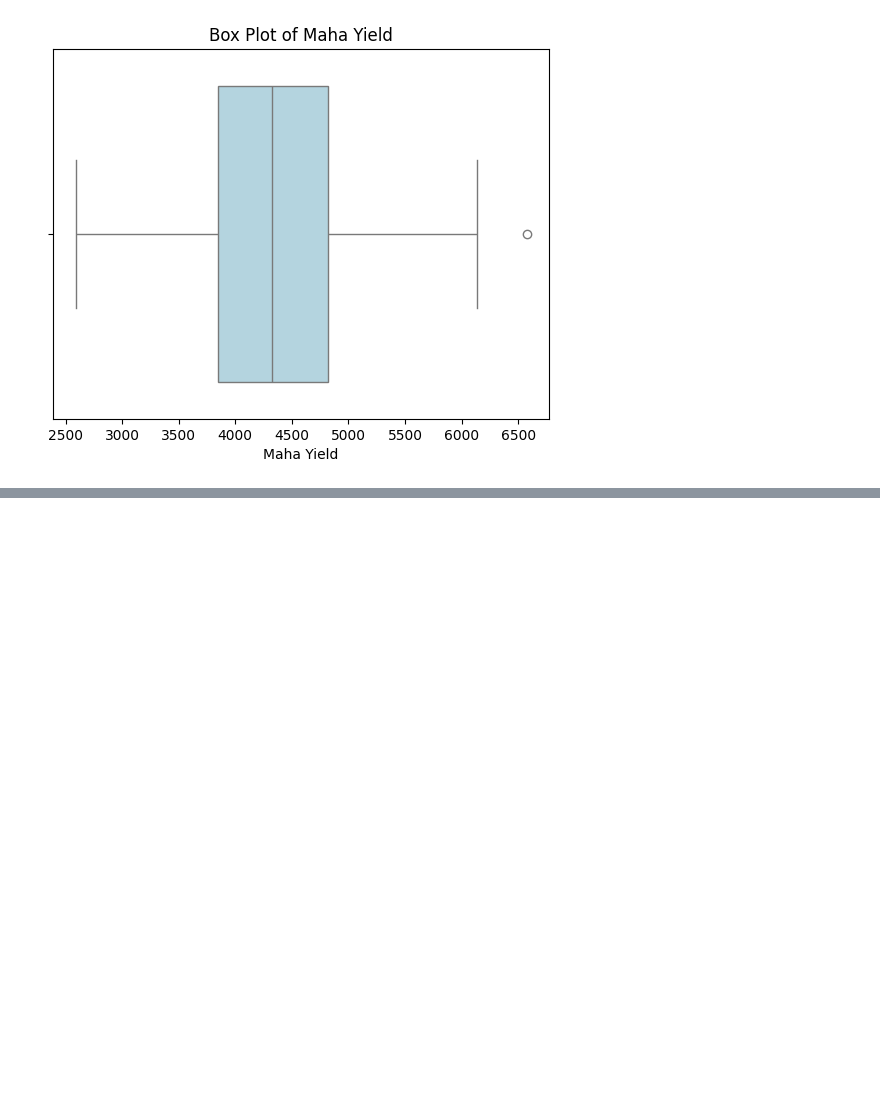
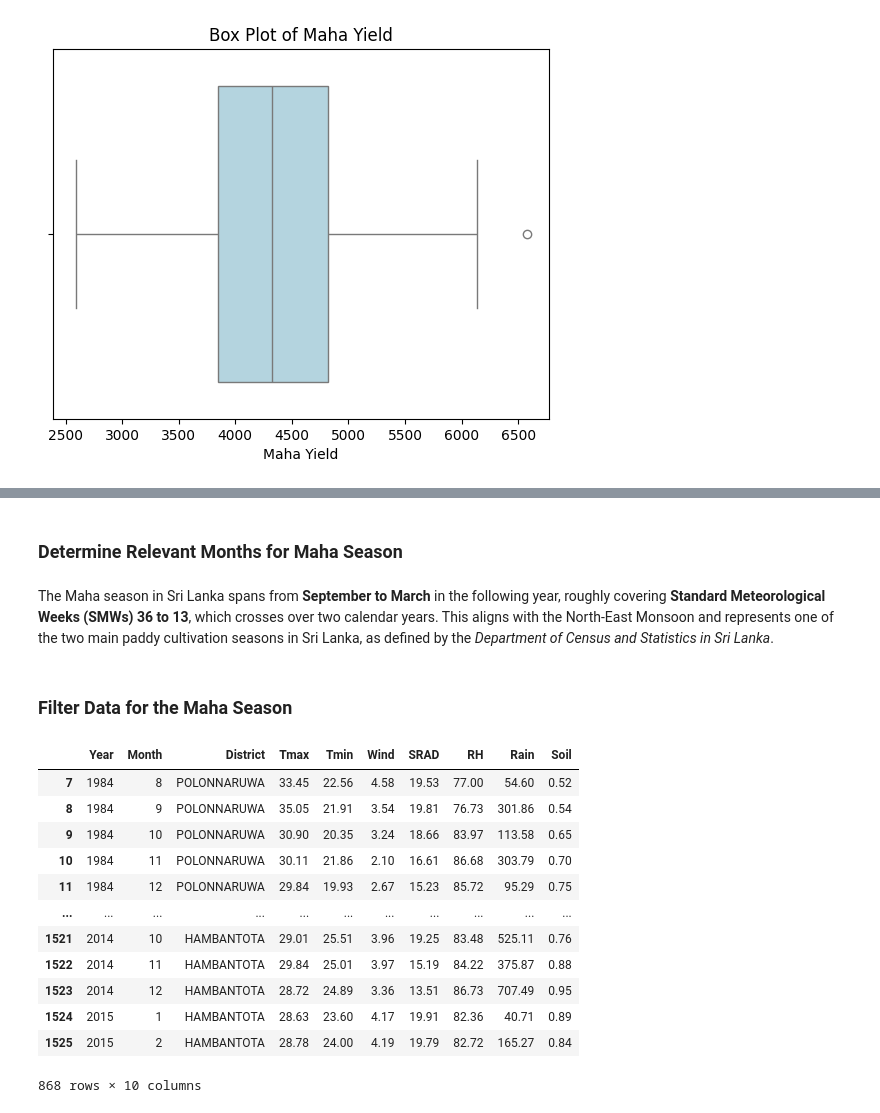
Before and after one commit to Dinithiii04/AgriLak, a Jupyter notebook: notebooks/NEW_yield_pred_model.ipynb, the cells around one changed output, grey strips where cells are left out. Drawn from its saved outputs; the diff is of its cells as text; code cells hidden in the pictures; blank space fills up the shorter version.

```diff
--- a/notebooks/NEW_yield_pred_model.ipynb
+++ b/notebooks/NEW_yield_pred_model.ipynb
@@ -58,0 +105,34 @@ plt.show()
+# %% [markdown]
+### Determine Relevant Months for Maha Season
+# %% [markdown]
+The Maha season in Sri Lanka spans from **September to March** in the following year, roughly covering **Standard Meteorological Weeks (SMWs) 36 to 13**, which crosses over two calendar years. This aligns with the North-East Monsoon and represents one of the two main paddy cultivation seasons in Sri Lanka, as defined by the *Department of Census and Statistics in Sri Lanka*.
+# %% [markdown]
+### Filter Data for the Maha Season
+# %%
+# Define Maha season months
+maha_months_full = [8, 9, 10, 11, 12, 1, 2]
+
+maha_season_data = weather_data[
+    (
+        ((weather_data['Month'].isin([8, 9, 10, 11, 12])) & (weather_data['Year'] == 1984)) |
+        ((weather_data['Month'].isin([1, 2])) & (weather_data['Year'] == 2015)) |
+        ((weather_data['Month'].isin(maha_months_full)) & (weather_data['Year'] > 1984) & (weather_data['Year'] < 2015))
+    )
+]
+
+# Display the filtered dataset
+display(maha_season_data)
+# %% [output]
+|  | Year | Month | District | Tmax | Tmin | Wind | SRAD | RH | Rain | Soil |
+| 7 | 1984 | 8 | POLONNARUWA | 33.45 | 22.56 | 4.58 | 19.53 | 77.00 | 54.60 | 0.52 |
+| 8 | 1984 | 9 | POLONNARUWA | 35.05 | 21.91 | 3.54 | 19.81 | 76.73 | 301.86 | 0.54 |
+| 9 | 1984 | 10 | POLONNARUWA | 30.90 | 20.35 | 3.24 | 18.66 | 83.97 | 113.58 | 0.65 |
+| 10 | 1984 | 11 | POLONNARUWA | 30.11 | 21.86 | 2.10 | 16.61 | 86.68 | 303.79 | 0.70 |
+| 11 | 1984 | 12 | POLONNARUWA | 29.84 | 19.93 | 2.67 | 15.23 | 85.72 | 95.29 | 0.75 |
+| ... | ... | ... | ... | ... | ... | ... | ... | ... | ... | ... |
+| 1521 | 2014 | 10 | HAMBANTOTA | 29.01 | 25.51 | 3.96 | 19.25 | 83.48 | 525.11 | 0.76 |
+| 1522 | 2014 | 11 | HAMBANTOTA | 29.84 | 25.01 | 3.97 | 15.19 | 84.22 | 375.87 | 0.88 |
+| 1523 | 2014 | 12 | HAMBANTOTA | 28.72 | 24.89 | 3.36 | 13.51 | 86.73 | 707.49 | 0.95 |
+| 1524 | 2015 | 1 | HAMBANTOTA | 28.63 | 23.60 | 4.17 | 19.91 | 82.36 | 40.71 | 0.89 |
+| 1525 | 2015 | 2 | HAMBANTOTA | 28.78 | 24.00 | 4.19 | 19.79 | 82.72 | 165.27 | 0.84 |
+868 rows × 10 columns
```
Also changed, not shown: parts of 6 cells of this notebook.
